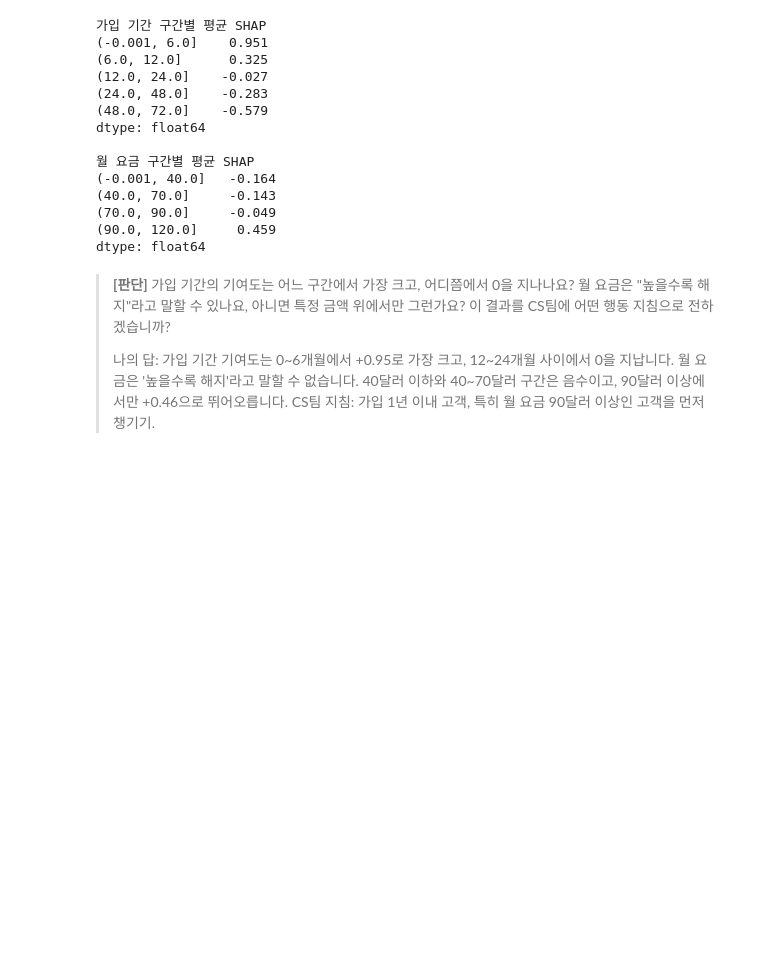
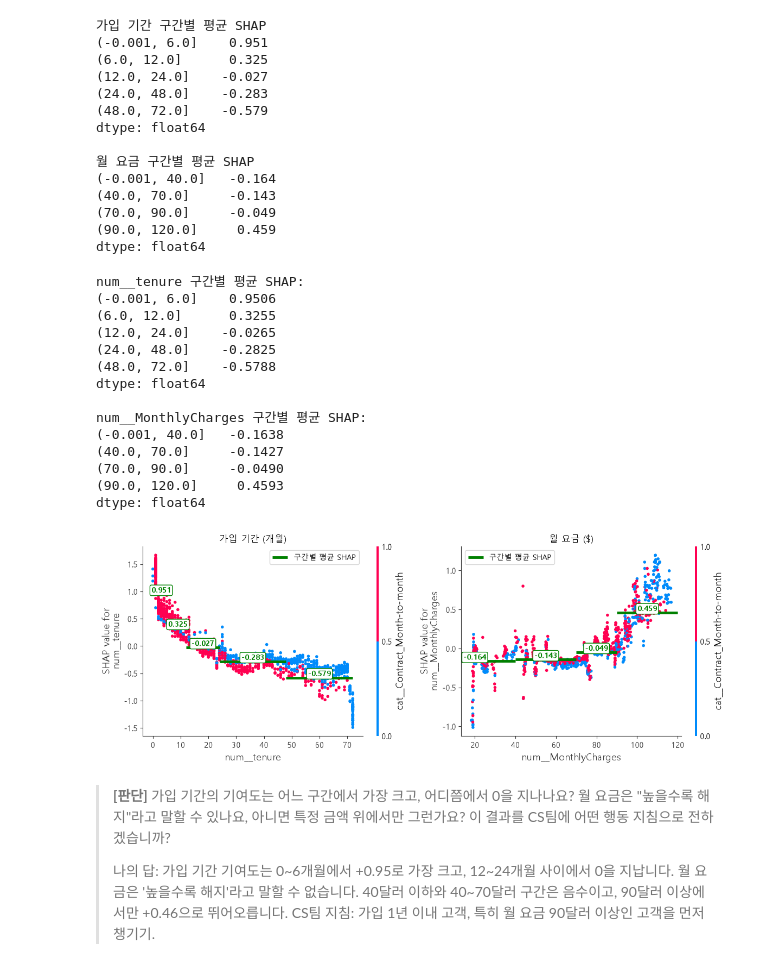
Before and after one commit to OrangeSummer278/aiffel, a Jupyter notebook: workplace/w4_11.16_ML_tree_ensemble_SHAP.ipynb, the cells around one changed output. Saved outputs shown, nothing was run; the diff lists cells and outputs as text; code cells hidden in the pictures; blank space fills up the shorter version.

```diff
--- a/workplace/w4_11.16_ML_tree_ensemble_SHAP.ipynb
+++ b/workplace/w4_11.16_ML_tree_ensemble_SHAP.ipynb
@@ -510,6 +510,47 @@ dtype: float64
 (70.0, 90.0]     -0.049
 (90.0, 120.0]     0.459
 dtype: float64
+# %%
+# [추가] 2-4 결과(구간별 평균 SHAP)를 구간 범위의 초록 수평선 + 숫자로 표시
+def bin_mean_hlines(ax, feat, edges):
+    s = pd.Series(shap_values[:, list(X_test_t.columns).index(feat)], index=X_test_t.index)
+    b = pd.cut(X_test_t[feat], edges, include_lowest=True)
+    m = s.groupby(b.values, observed=True).mean()             # 구간별 평균 SHAP
+    print(feat, "구간별 평균 SHAP:"); print(m.round(4)); print()
+    lefts = [iv.left for iv in m.index]
+    rights = [iv.right for iv in m.index]
+    ax.hlines(m.values, lefts, rights, colors="green", lw=3.5, label="구간별 평균 SHAP")
+    for l, r, v in zip(lefts, rights, m.values):
+        ax.text((l + r) / 2, v, f"{v:.3f}", ha="center", va="bottom", color="green",
+                fontsize=10, fontweight="bold",
+                bbox=dict(facecolor="white", edgecolor="green", boxstyle="round,pad=0.2"))
+    ax.legend(loc="best")
+
+fig, axes = plt.subplots(1, 2, figsize=(12, 4.5))
+shap.dependence_plot("num__tenure", shap_values, X_test_t, ax=axes[0], show=False)
+bin_mean_hlines(axes[0], "num__tenure", [0, 6, 12, 24, 48, 72])
+shap.dependence_plot("num__MonthlyCharges", shap_values, X_test_t, ax=axes[1], show=False)
+bin_mean_hlines(axes[1], "num__MonthlyCharges", [0, 40, 70, 90, 120])
+axes[0].set_title("가입 기간 (개월)")
+axes[1].set_title("월 요금 ($)")
+plt.tight_layout()
+plt.show()
+# %% [output]
+num__tenure 구간별 평균 SHAP:
+(-0.001, 6.0]    0.9506
+(6.0, 12.0]      0.3255
+(12.0, 24.0]    -0.0265
+(24.0, 48.0]    -0.2825
+(48.0, 72.0]    -0.5788
+dtype: float64
+
+num__MonthlyCharges 구간별 평균 SHAP:
+(-0.001, 40.0]   -0.1638
+(40.0, 70.0]     -0.1427
+(70.0, 90.0]     -0.0490
+(90.0, 120.0]     0.4593
+dtype: float64
+[figure, added]
 # %% [markdown]
 > **[판단]** 가입 기간의 기여도는 어느 구간에서 가장 크고, 어디쯤에서 0을 지나나요? 월 요금은 "높을수록 해지"라고 말할 수 있나요, 아니면 특정 금액 위에서만 그런가요? 이 결과를 CS팀에 어떤 행동 지침으로 전하겠습니까?
 >
```
Also changed, not shown: parts of 1 cell of this notebook.
